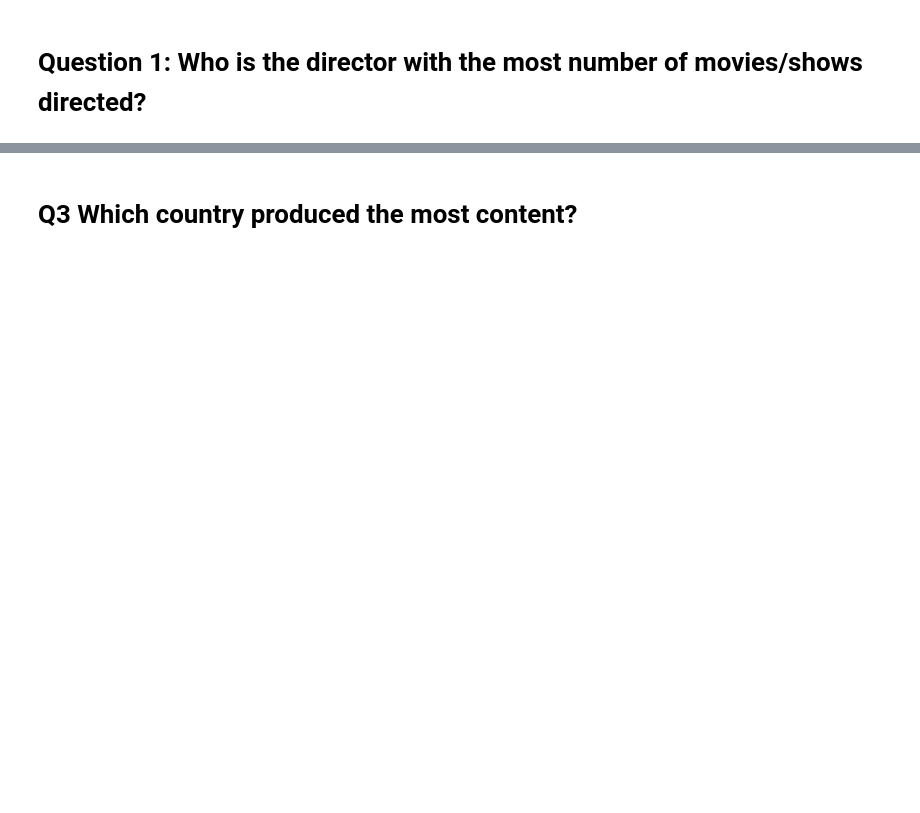
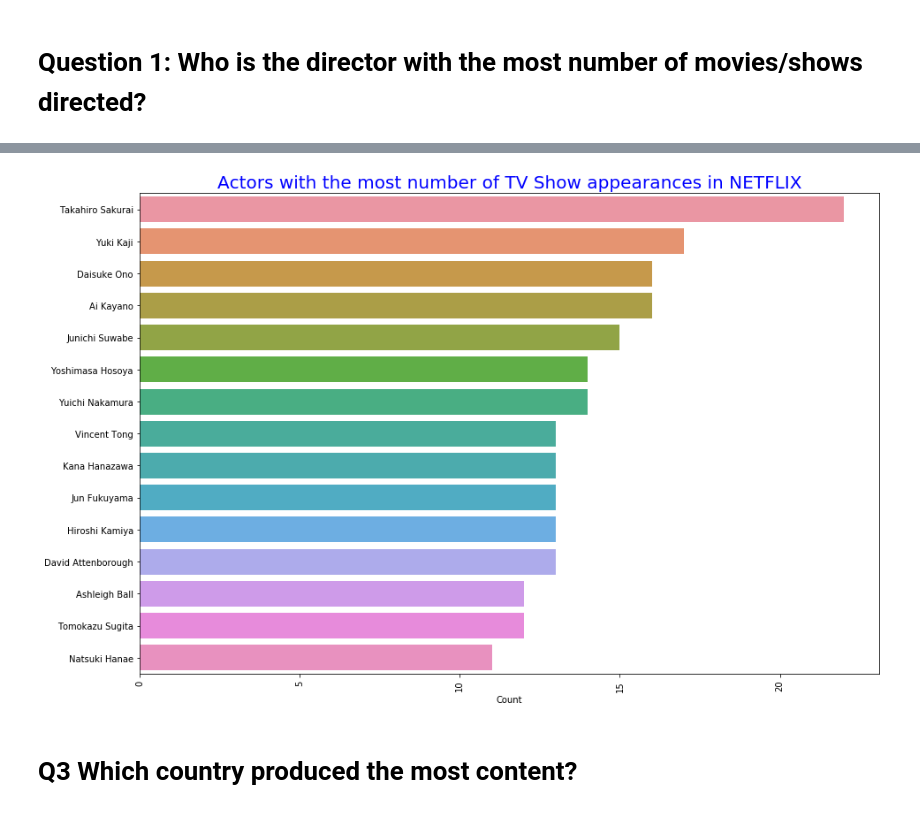
Before and after one commit to sonnygobdev/udacity, a Jupyter notebook: netflix_insights.ipynb, the cells around one changed output, grey strips where cells are left out. Saved outputs shown, nothing was run; the diff lists cells and outputs as text; code cells hidden in the pictures; blank space fills up the shorter version.

```diff
--- a/netflix_insights.ipynb
+++ b/netflix_insights.ipynb
@@ -104,3 +122,8 @@ plot_data(top_actors.Count,top_actors.index,'Actors with the most number of appe
+# %%
+top_actors = top_actors_show.sort_values(by='Count',ascending=False)[:15]
+plot_data(top_actors.Count,top_actors.index,'Actors with the most number of TV Show appearances in NETFLIX',"top_actors_tvshows.png")
+# %% [output]
+[figure, added]
 # %% [markdown]
 # Q3 Which country produced the most content?
 # %%
```
Also changed, not shown: parts of 25 cells of this notebook.
